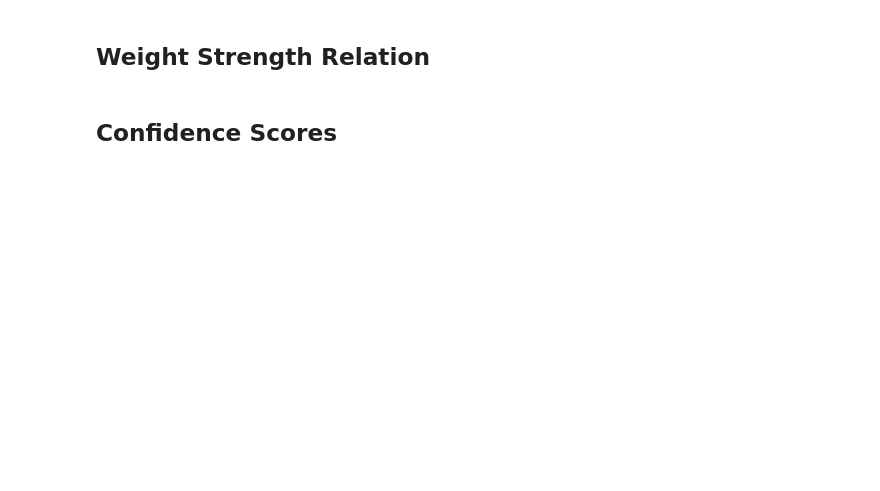
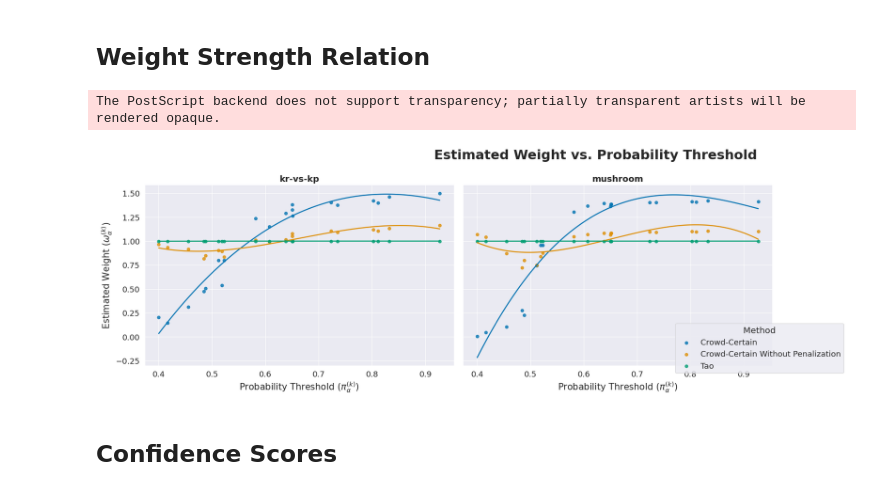
Before and after one commit to artinmajdi/crowd_certain, a Jupyter notebook: crowd_certain/notebooks/1.3.4_paper_figures_final.ipynb, the cells around one changed output. Saved outputs shown, nothing was run; the diff lists cells and outputs as text; code cells hidden in the pictures; blank space fills up the shorter version.

```diff
--- a/crowd_certain/notebooks/1.3.4_paper_figures_final.ipynb
+++ b/crowd_certain/notebooks/1.3.4_paper_figures_final.ipynb
@@ -39,7 +42,10 @@ KeyError: 'kr-vs-kp'
 # %% [markdown]
 ## <span style="font-family:PT Sans Narrow; font-size:1em"> Weight Strength Relation</span>
 # %%
-aim1_3.figure_weight_quality_relation(font_scale=1.9, fontsize=20, height=4, aspect=1.3)
+aim1_3.figure_weight_quality_relation(font_scale=1.5, fontsize=15, height=6, aspect=1.3)
+# %% [output]
+The PostScript backend does not support transparency; partially transparent artists will be rendered opaque.
+[figure, added]
 # %% [markdown]
 ## <span style="font-family:PT Sans Narrow; font-size:1em"> Confidence Scores </span>
 # %%
```
Also changed, not shown: parts of 4 cells of this notebook, 26 other files.
